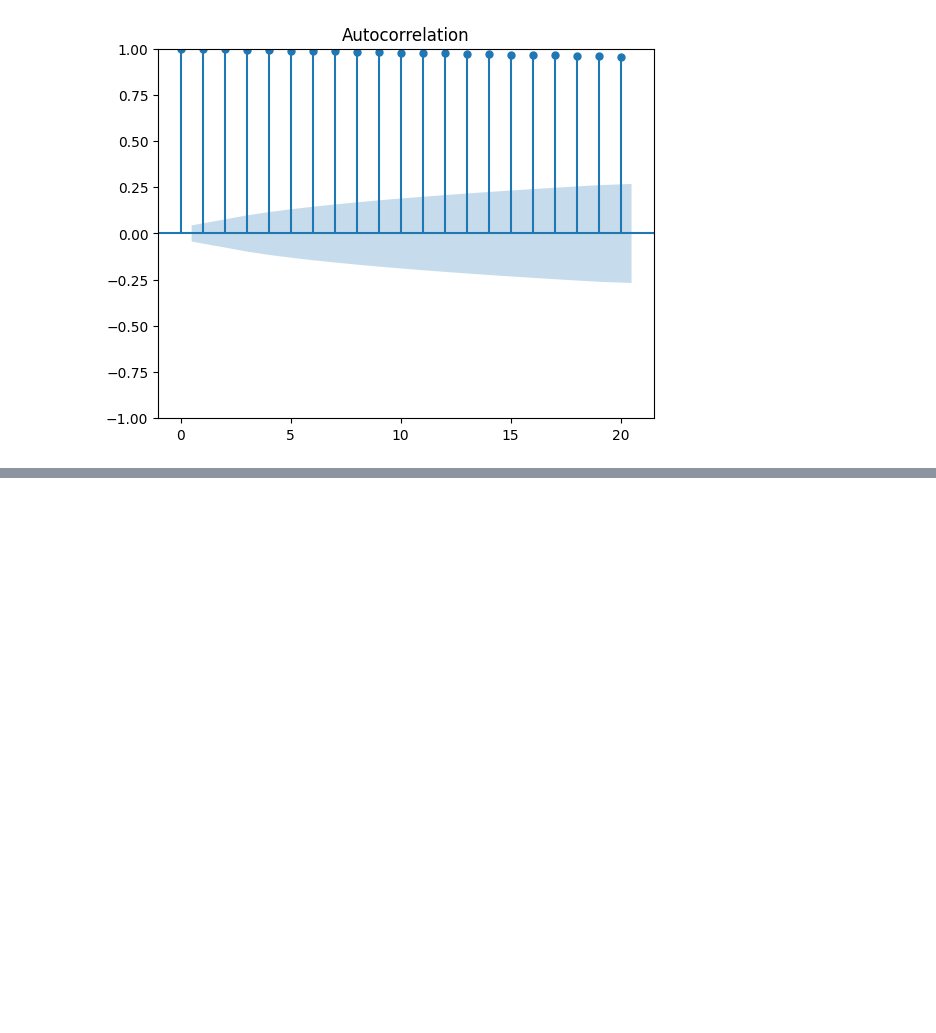
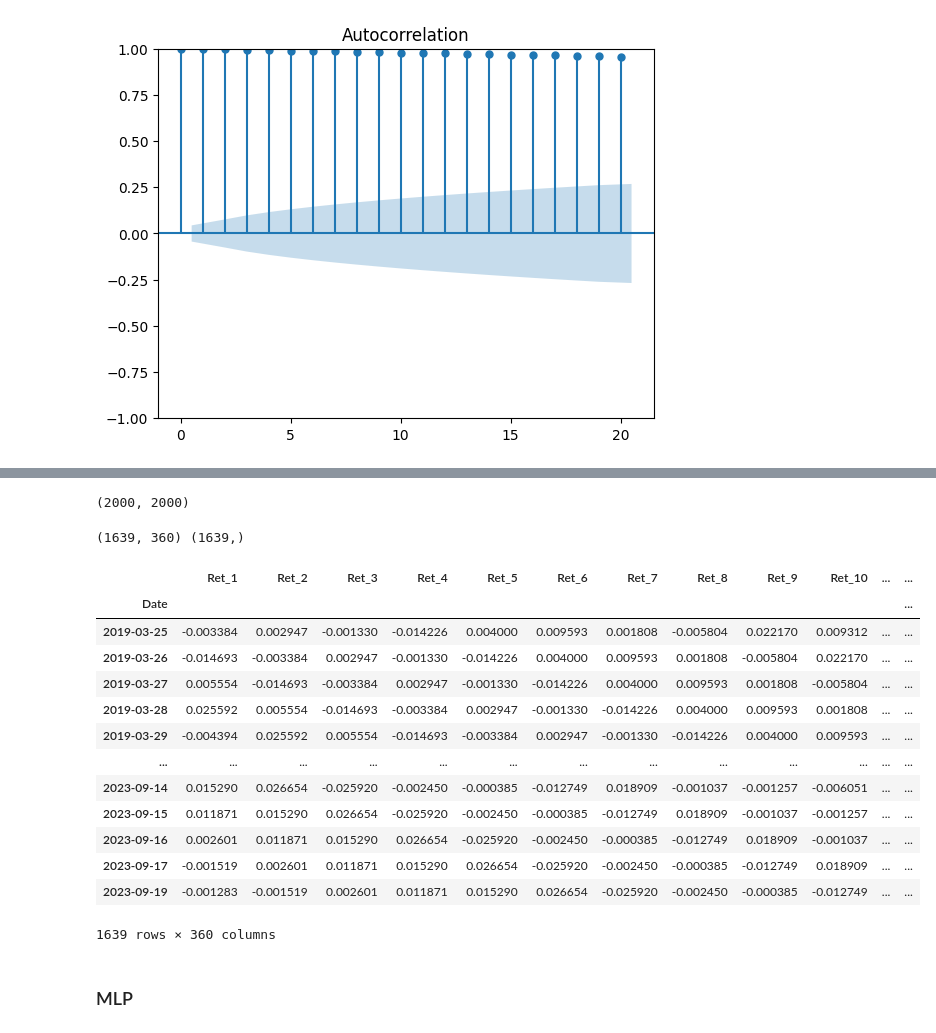
Before and after one commit to pankajti/wqu, a Jupyter notebook: DL/Gwp3_grp3941.ipynb, the cells around one changed output, grey strips where cells are left out. Cells and saved outputs as stored; diff of their text form; code cells hidden in the pictures; blank space fills up the shorter version.

```diff
--- a/DL/Gwp3_grp3941.ipynb
+++ b/DL/Gwp3_grp3941.ipynb
@@ -187,3 +184,7 @@ Date
 Name: Close, Length: 2000, dtype: float64
 # %%
 #ret.iloc[i + (n_train) : i + n_train + n_test].values
+# %%
+len(ret.index),len(set(ret.index))
+# %% [output]
+(2000, 2000)
@@ -190 +194,42 @@ Name: Close, Length: 2000, dtype: float64
+# %%
+df['Ret'] = ret
+
+n_lags = 24 * 15
+
+for i in range(1, n_lags + 1):
+    name = "Ret_" + str(i)
+    df[name] = df["Ret"].shift(i)
+
+df["Ret4_i"] = df["Ret"].rolling(4).apply(lambda x: 100 * (np.prod(1 + x / 100) - 1))
+df["Ret4"] = df["Ret4_i"].shift(-4)
+df["Output"] = df["Ret4"] > 0
+df["Output"] = df["Output"].astype(int)
+del df["Ret4"]
+del df["Ret4_i"]
+
+df = df.dropna()
+# %%
+X, y = df.iloc[:, 2:-1], df.iloc[:, -1]
+print(X.shape, y.shape)
+# %% [output]
+(1639, 360) (1639,)
+# %%
+X
+# %% [output]
+|  | Ret_1 | Ret_2 | Ret_3 | Ret_4 | Ret_5 | Ret_6 | Ret_7 | Ret_8 | Ret_9 | Ret_10 | ... | ... |
+| Date |  |  |  |  |  |  |  |  |  |  |  | ... |
+| 2019-03-25 | -0.003384 | 0.002947 | -0.001330 | -0.014226 | 0.004000 | 0.009593 | 0.001808 | -0.005804 | 0.022170 | 0.009312 | ... | ... |
+| 2019-03-26 | -0.014693 | -0.003384 | 0.002947 | -0.001330 | -0.014226 | 0.004000 | 0.009593 | 0.001808 | -0.005804 | 0.022170 | ... | ... |
+| 2019-03-27 | 0.005554 | -0.014693 | -0.003384 | 0.002947 | -0.001330 | -0.014226 | 0.004000 | 0.009593 | 0.001808 | -0.005804 | ... | ... |
+| 2019-03-28 | 0.025592 | 0.005554 | -0.014693 | -0.003384 | 0.002947 | -0.001330 | -0.014226 | 0.004000 | 0.009593 | 0.001808 | ... | ... |
+| 2019-03-29 | -0.004394 | 0.025592 | 0.005554 | -0.014693 | -0.003384 | 0.002947 | -0.001330 | -0.014226 | 0.004000 | 0.009593 | ... | ... |
+| ... | ... | ... | ... | ... | ... | ... | ... | ... | ... | ... | ... | ... |
+| 2023-09-14 | 0.015290 | 0.026654 | -0.025920 | -0.002450 | -0.000385 | -0.012749 | 0.018909 | -0.001037 | -0.001257 | -0.006051 | ... | ... |
+| 2023-09-15 | 0.011871 | 0.015290 | 0.026654 | -0.025920 | -0.002450 | -0.000385 | -0.012749 | 0.018909 | -0.001037 | -0.001257 | ... | ... |
+| 2023-09-16 | 0.002601 | 0.011871 | 0.015290 | 0.026654 | -0.025920 | -0.002450 | -0.000385 | -0.012749 | 0.018909 | -0.001037 | ... | ... |
+| 2023-09-17 | -0.001519 | 0.002601 | 0.011871 | 0.015290 | 0.026654 | -0.025920 | -0.002450 | -0.000385 | -0.012749 | 0.018909 | ... | ... |
+| 2023-09-19 | -0.001283 | -0.001519 | 0.002601 | 0.011871 | 0.015290 | 0.026654 | -0.025920 | -0.002450 | -0.000385 | -0.012749 | ... | ... |
+1639 rows × 360 columns
+# %% [markdown]
+### MLP
 # %%
```
Also changed, not shown: parts of 16 cells of this notebook.
